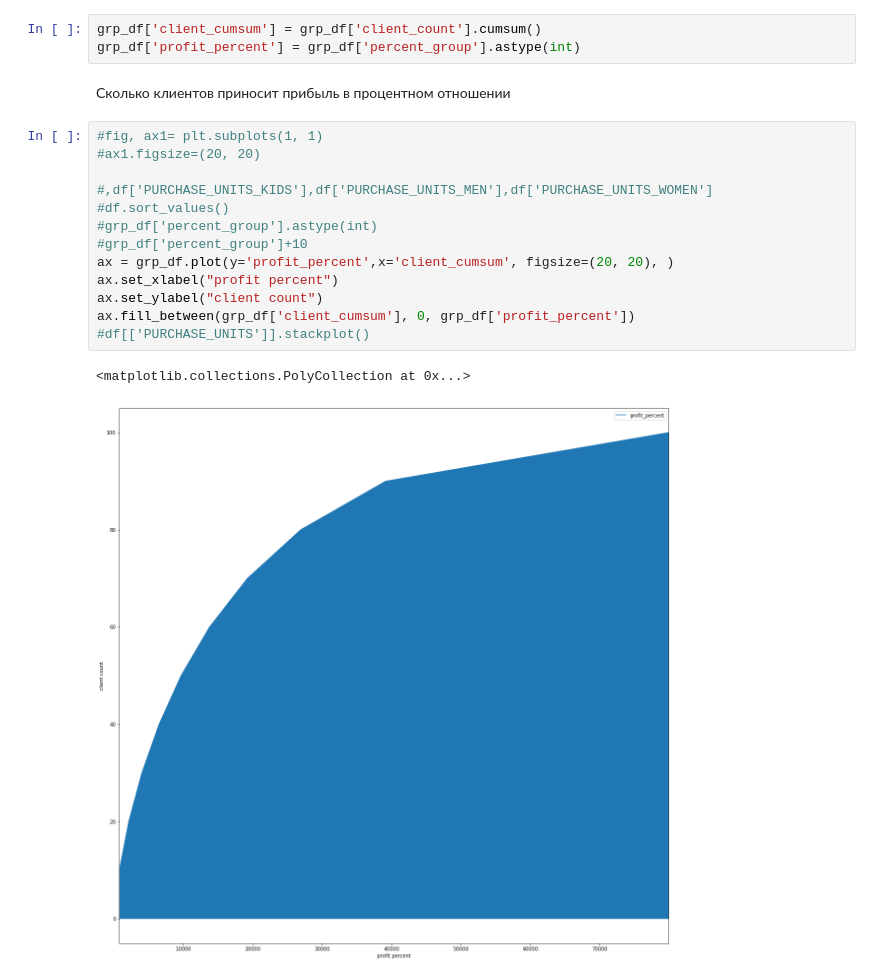
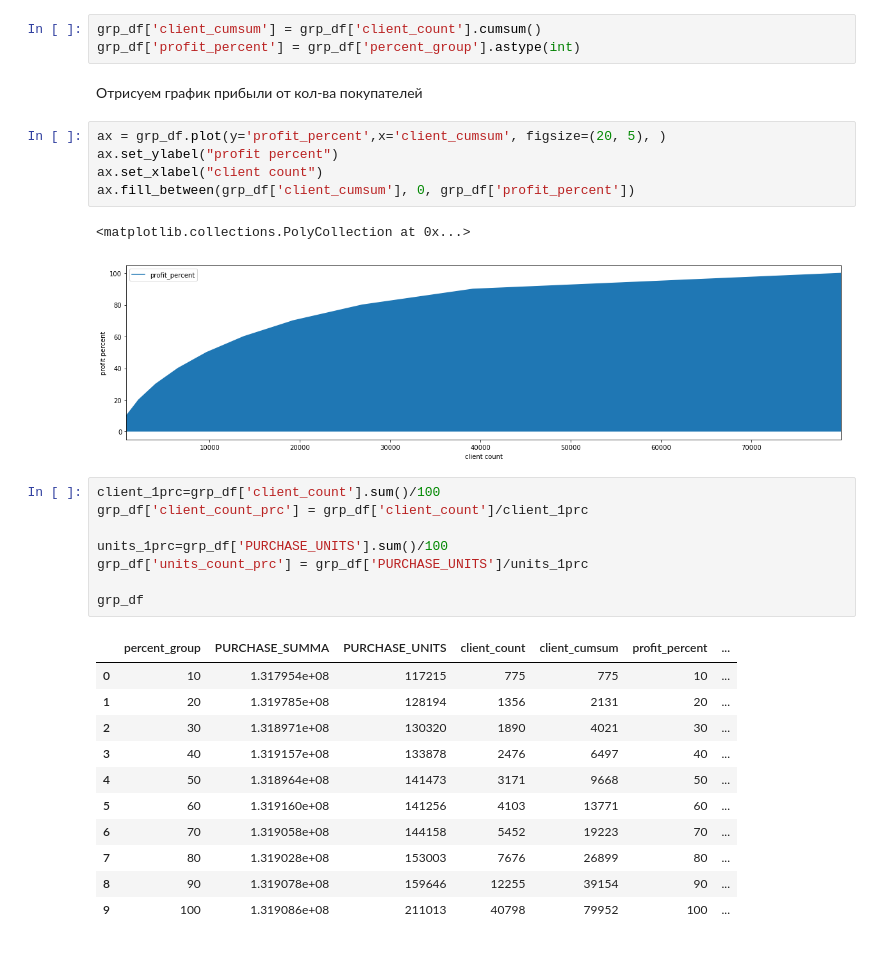
Before and after one commit to erlong15/bigdata_homework, a Jupyter notebook: homework2/homework2_2.ipynb, the cells around one changed output. Saved outputs shown, nothing was run; the diff lists cells and outputs as text.

Commit message:
new graphs

```diff
--- a/homework2/homework2_2.ipynb
+++ b/homework2/homework2_2.ipynb
@@ -55,21 +61,33 @@ grp_df = grp_df.rename(columns={'profit_prc':'client_count'})
 # %%
 grp_df['client_cumsum'] = grp_df['client_count'].cumsum()
 grp_df['profit_percent'] = grp_df['percent_group'].astype(int)
-# %% [markdown]
-Сколько клиентов приносит прибыль в процентном отношении
+# %% [markdown]
+Отрисуем график прибыли от кол-ва покупателей
 # %%
-#fig, ax1= plt.subplots(1, 1)
-#ax1.figsize=(20, 20)
-
-#,df['PURCHASE_UNITS_KIDS'],df['PURCHASE_UNITS_MEN'],df['PURCHASE_UNITS_WOMEN']
-#df.sort_values()
-#grp_df['percent_group'].astype(int)
-#grp_df['percent_group']+10
-ax = grp_df.plot(y='profit_percent',x='client_cumsum', figsize=(20, 20), )
-ax.set_xlabel("profit percent")
-ax.set_ylabel("client count")
+ax = grp_df.plot(y='profit_percent',x='client_cumsum', figsize=(20, 5), )
+ax.set_ylabel("profit percent")
+ax.set_xlabel("client count")
 ax.fill_between(grp_df['client_cumsum'], 0, grp_df['profit_percent'])
-#df[['PURCHASE_UNITS']].stackplot()
 # %% [output]
 <matplotlib.collections.PolyCollection at 0x...>
-[figure, old version]
+[figure, new version]
+# %%
+client_1prc=grp_df['client_count'].sum()/100
+grp_df['client_count_prc'] = grp_df['client_count']/client_1prc
+
+units_1prc=grp_df['PURCHASE_UNITS'].sum()/100
+grp_df['units_count_prc'] = grp_df['PURCHASE_UNITS']/units_1prc
+
+grp_df
+# %% [output]
+|  | percent_group | PURCHASE_SUMMA | PURCHASE_UNITS | client_count | client_cumsum | profit_percent | ... |
+| 0 | 10 | 1.317954e+08 | 117215 | 775 | 775 | 10 | ... |
+| 1 | 20 | 1.319785e+08 | 128194 | 1356 | 2131 | 20 | ... |
+| 2 | 30 | 1.318971e+08 | 130320 | 1890 | 4021 | 30 | ... |
+| 3 | 40 | 1.319157e+08 | 133878 | 2476 | 6497 | 40 | ... |
+| 4 | 50 | 1.318964e+08 | 141473 | 3171 | 9668 | 50 | ... |
+| 5 | 60 | 1.319160e+08 | 141256 | 4103 | 13771 | 60 | ... |
+| 6 | 70 | 1.319058e+08 | 144158 | 5452 | 19223 | 70 | ... |
+| 7 | 80 | 1.319028e+08 | 153003 | 7676 | 26899 | 80 | ... |
+| 8 | 90 | 1.319078e+08 | 159646 | 12255 | 39154 | 90 | ... |
+| 9 | 100 | 1.319086e+08 | 211013 | 40798 | 79952 | 100 | ... |
```
Also changed, not shown: parts of 9 cells of this notebook.
